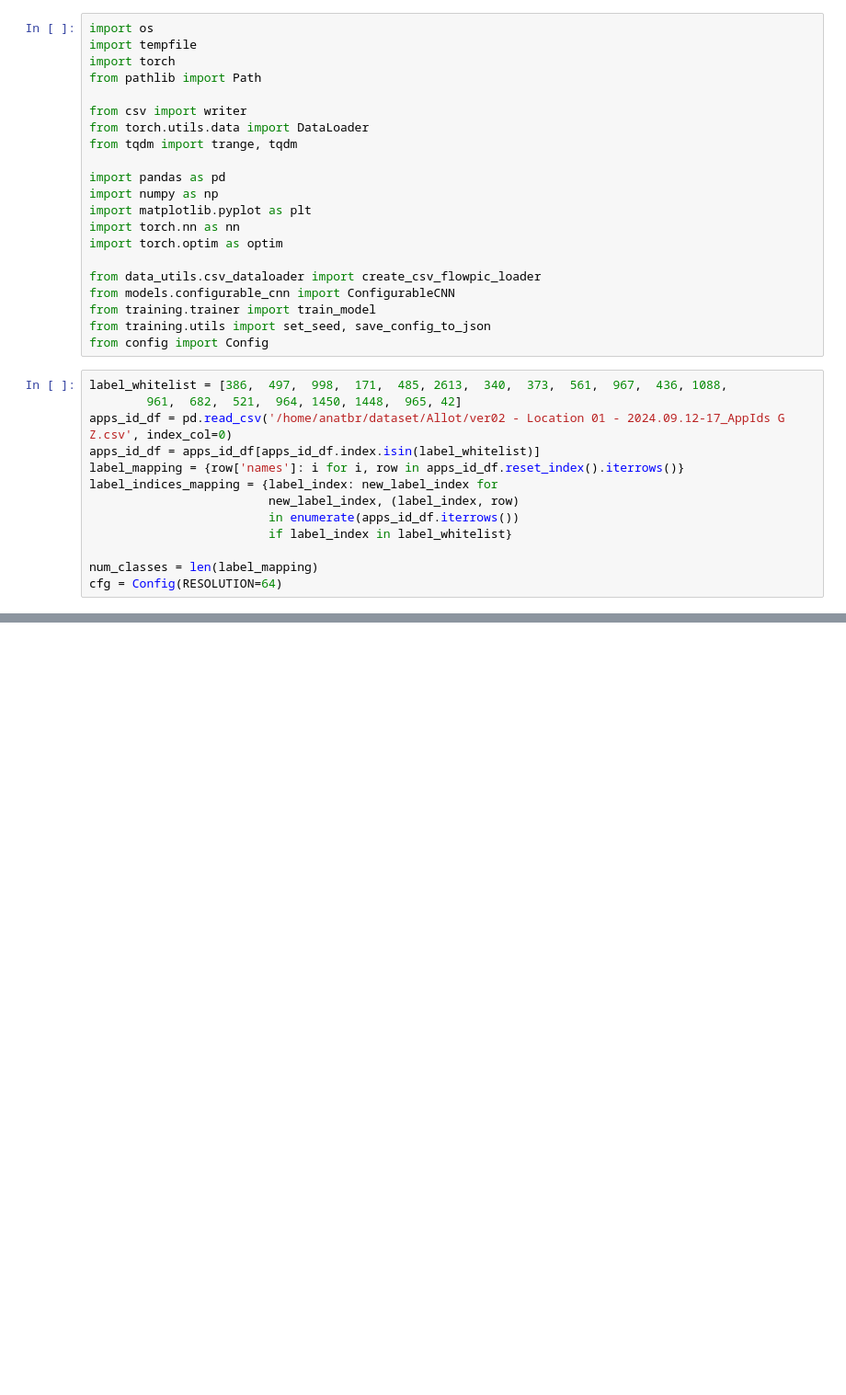
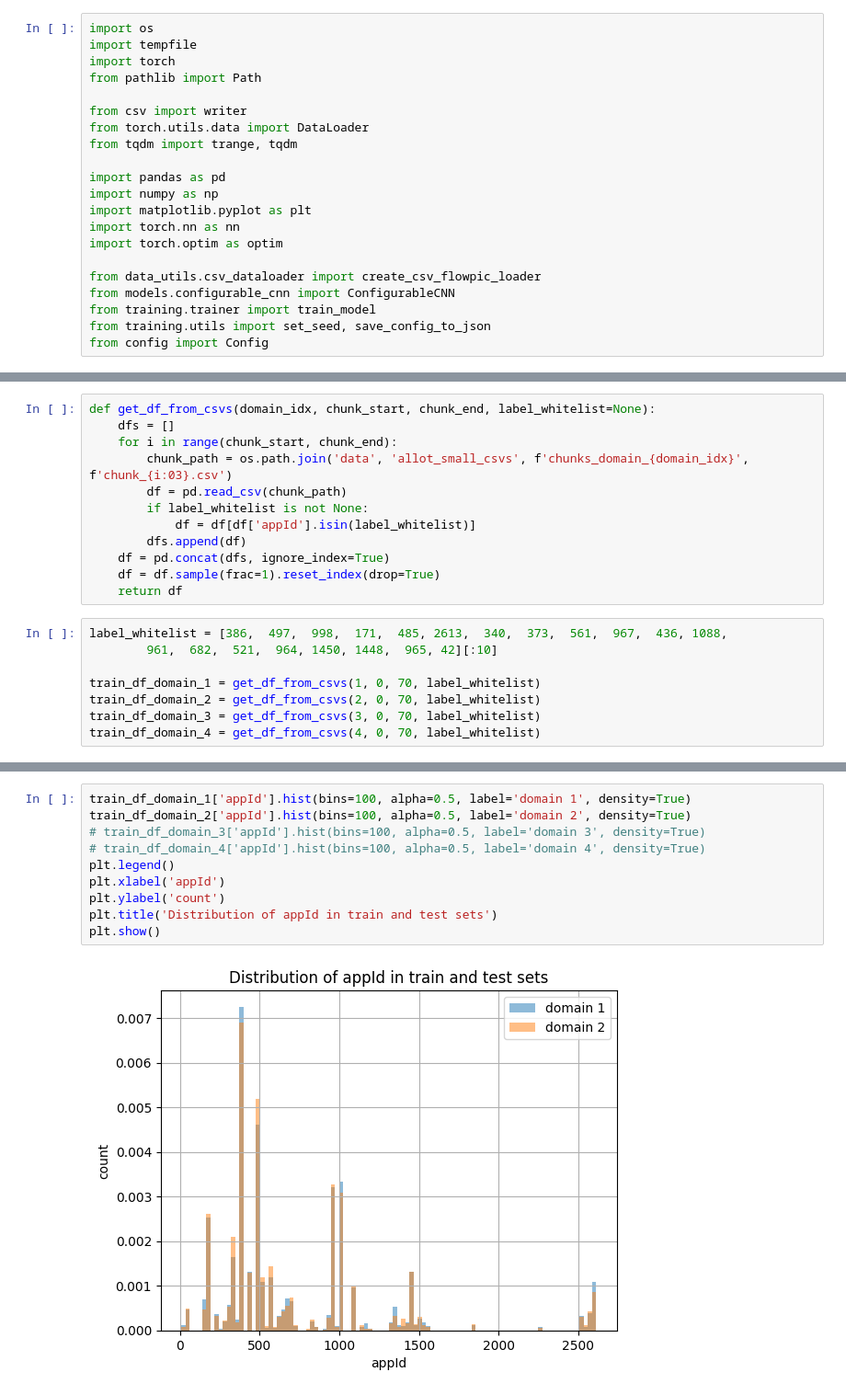
Before and after one commit to NoamSC/DA4ETC, a Jupyter notebook: random.ipynb, the cells around one changed output, grey strips where cells are left out. Shown at 92% size. Drawn from its saved outputs; the diff is of its cells as text; blank space fills up the shorter version.

Commit message:
can handle new data

```diff
--- a/random.ipynb
+++ b/random.ipynb
@@ -19,16 +19,3 @@ from models.configurable_cnn import ConfigurableCNN
 from training.trainer import train_model
 from training.utils import set_seed, save_config_to_json
 from config import Config
-# %%
-label_whitelist = [386,  497,  998,  171,  485, 2613,  340,  373,  561,  967,  436, 1088,
-        961,  682,  521,  964, 1450, 1448,  965, 42]
-apps_id_df = pd.read_csv('/home/anatbr/dataset/Allot/ver02 - Location 01 - 2024.09.12-17_AppIds G Z.csv', index_col=0)
-apps_id_df = apps_id_df[apps_id_df.index.isin(label_whitelist)]
-label_mapping = {row['names']: i for i, row in apps_id_df.reset_index().iterrows()}
-label_indices_mapping = {label_index: new_label_index for
-                         new_label_index, (label_index, row)
-                         in enumerate(apps_id_df.iterrows())
-                         if label_index in label_whitelist}
-
-num_classes = len(label_mapping)
-cfg = Config(RESOLUTION=64)
@@ -347,0 +24,20 @@ NameError: name 'train_df' is not defined
+# %%
+def get_df_from_csvs(domain_idx, chunk_start, chunk_end, label_whitelist=None):
+    dfs = []
+    for i in range(chunk_start, chunk_end):
+        chunk_path = os.path.join('data', 'allot_small_csvs', f'chunks_domain_{domain_idx}', f'chunk_{i:03}.csv')
+        df = pd.read_csv(chunk_path)
+        if label_whitelist is not None:
+            df = df[df['appId'].isin(label_whitelist)]
+        dfs.append(df)
+    df = pd.concat(dfs, ignore_index=True)
+    df = df.sample(frac=1).reset_index(drop=True)
+    return df
+# %%
+label_whitelist = [386,  497,  998,  171,  485, 2613,  340,  373,  561,  967,  436, 1088,
+        961,  682,  521,  964, 1450, 1448,  965, 42][:10]
+
+train_df_domain_1 = get_df_from_csvs(1, 0, 70, label_whitelist)
+train_df_domain_2 = get_df_from_csvs(2, 0, 70, label_whitelist)
+train_df_domain_3 = get_df_from_csvs(3, 0, 70, label_whitelist)
+train_df_domain_4 = get_df_from_csvs(4, 0, 70, label_whitelist)
@@ -347,0 +116,12 @@ NameError: name 'train_df' is not defined
+# %%
+train_df_domain_1['appId'].hist(bins=100, alpha=0.5, label='domain 1', density=True)
+train_df_domain_2['appId'].hist(bins=100, alpha=0.5, label='domain 2', density=True)
+# train_df_domain_3['appId'].hist(bins=100, alpha=0.5, label='domain 3', density=True)
+# train_df_domain_4['appId'].hist(bins=100, alpha=0.5, label='domain 4', density=True)
+plt.legend()
+plt.xlabel('appId')
+plt.ylabel('count')
+plt.title('Distribution of appId in train and test sets')
+plt.show()
+# %% [output]
+[figure, added]
```
Also changed, not shown: parts of 32 cells of this notebook.
